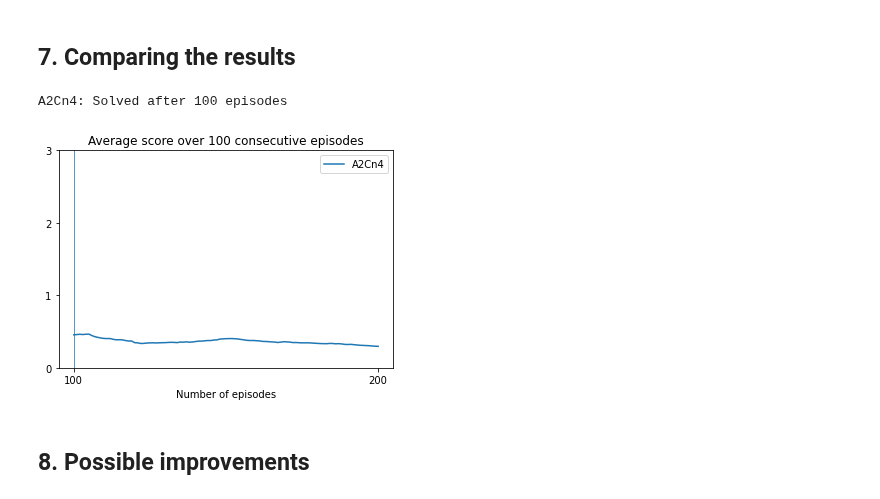
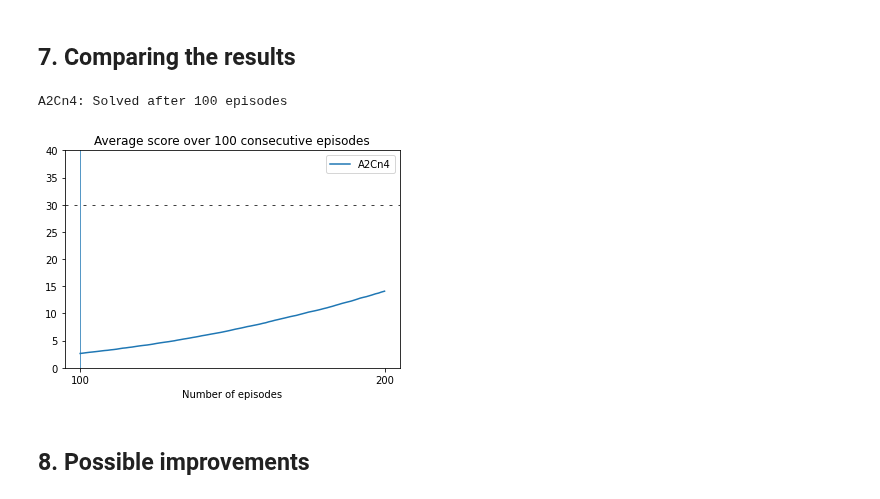
Before and after one commit to francescotorregrossa/deep-reinforcement-learning-nanodegree, a Jupyter notebook: p2-continuous-control/Report.ipynb, the cells around one changed output. Drawn from its saved outputs; the diff is of its cells as text; code cells hidden in the pictures.

```diff
--- a/p2-continuous-control/Report.ipynb
+++ b/p2-continuous-control/Report.ipynb
@@ -195,13 +115,13 @@ class Critic(nn.Module):
         self.hidden_layers.extend([nn.Linear(a, b) for a, b in zip(A, B)])
 
         # the critic outputs only a scalar V(s)
-        self.output_layer = nn.Linear(hidden_layers[-1], 1)
+        self.value_layer = nn.Linear(hidden_layers[-1], 1)
 
     def forward(self, state):
         # connect layers to each other and put relu activations between them
         for layer in self.hidden_layers:
             state = layer(state)
-            state = F.tanh(state)
-        state = self.output_layer(state)
-        return state
+            state = F.relu(state)
+        value = self.value_layer(state)
+        return value
 # %% [markdown]
@@ -346,3 +227,5 @@ agents = [('A2Cn4', A2CAgent(state_size, action_size, n_step, n=4))]
+# %%
+agents = [('A2Cn4', A2CAgent(state_size, action_size, n=5))]
 # %%
 def execute_episode(agent, env):
     # prepare the environment
@@ -355,9 +238,6 @@ def execute_episode(agent, env):
 
         # evaluate the current state
         actions = agent.act(states)
-        if np.isnan(actions).any():
-            raise SystemExit("Stop right there!")
-        # print(actions)
 
         # execute the chosen action and get the outcome
         env_info = env.step(actions)[brain_name]
@@ -385,7 +265,7 @@ def train(agent, env, episodes=200, repeat=1, consecutive_episodes=100, show_out
         partial_results = [None] * episodes
 
         # reset the agent to start learning from scratch
-        # agent.reset()
+        agent.reset()
         for i in range(episodes):
 
             # execute all the episodes and store the results
@@ -400,7 +280,7 @@ def train(agent, env, episodes=200, repeat=1, consecutive_episodes=100, show_out
 
         results[r] = partial_results
 
-        # store the trained model if requested
+        # store the trained model if requested
         if save_as is not None:
             torch.save(agent.actor.state_dict(), '{}/{}_actor.pth'.format(save_as, r+1))
             torch.save(agent.critic.state_dict(), '{}/{}_critic.pth'.format(save_as, r+1))
@@ -428,28 +307,28 @@ SystemExit: Stop right there!
 # %%
 def plot_results(agents, training_results):
     for agent, ts in zip(agents, training_results):
         mean, std_dev, _ = ts
         episode_solved = np.argmax(mean > 30) + 100
         print('{}: Solved after {} episodes'.format(agent[0], episode_solved))
 
         x = np.arange(100, 100 + mean.size)
         line = plt.plot(x, mean, label = agent[0])
         plt.fill_between(x, mean + std_dev, mean - std_dev, alpha=0.25)
         plt.axvline(episode_solved, lw=0.75, color=line[0].get_color())
 
-    # plt.axhline(30, dashes=(4, 8), lw=0.75, color='black')
+    plt.axhline(30, dashes=(4, 8), lw=0.75, color='black')
     plt.xticks(np.arange(1, 1 + mean.size / 100) * 100)
-    plt.yticks(np.arange(0, 4))
+    plt.yticks(np.arange(0, 9) * 5)
     plt.xlabel('Number of episodes')
     plt.title('Average score over 100 consecutive episodes')
     plt.legend()
     plt.show()
 
 plot_results(agents[:1], training_results[:1])
 # plot_results(agents[2:], training_results[2:])
 # %% [output]
 A2Cn4: Solved after 100 episodes
-[figure, old version]
+[figure, new version]
 # %% [markdown]
 ## 8. Possible improvements
 # %% [markdown]
```
Also changed, not shown: parts of 10 cells of this notebook.
